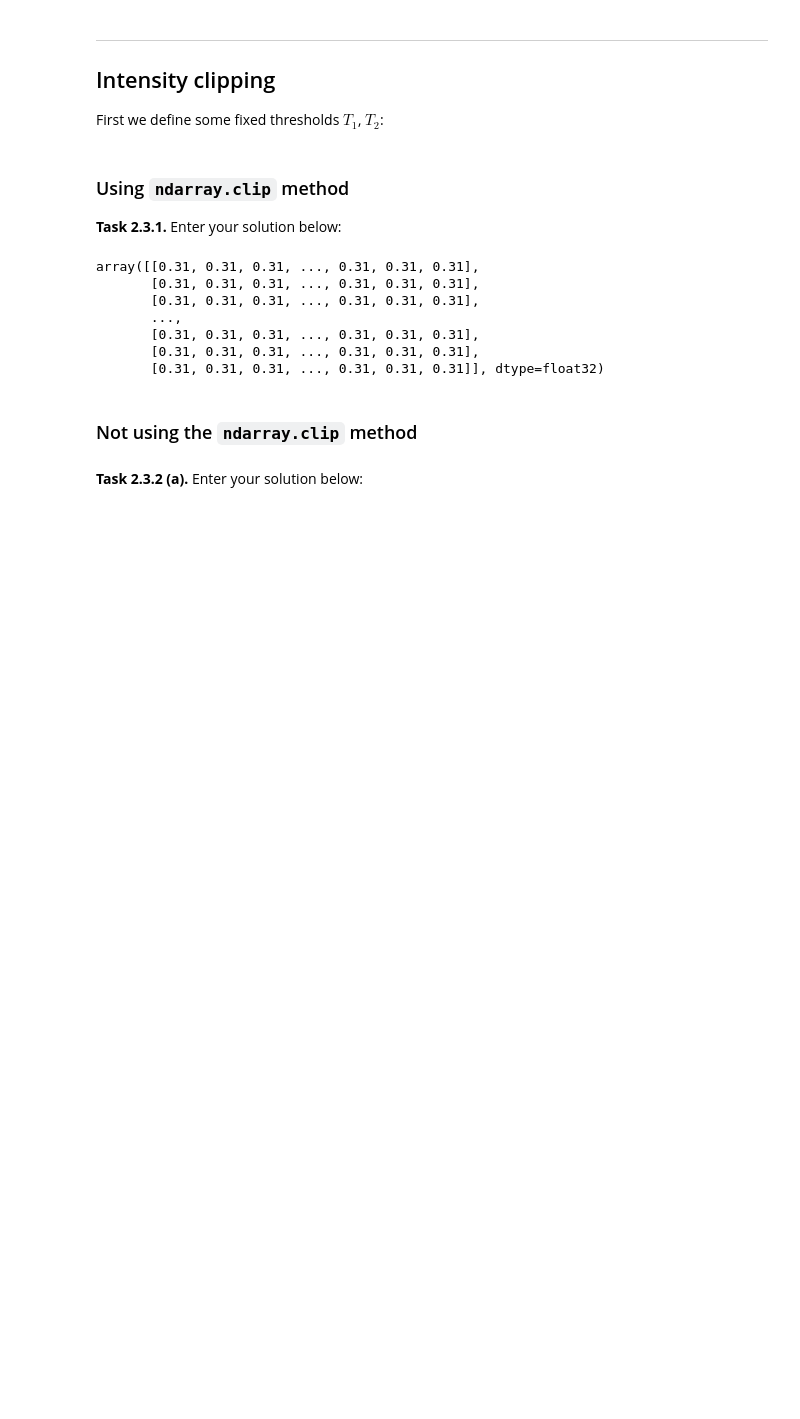
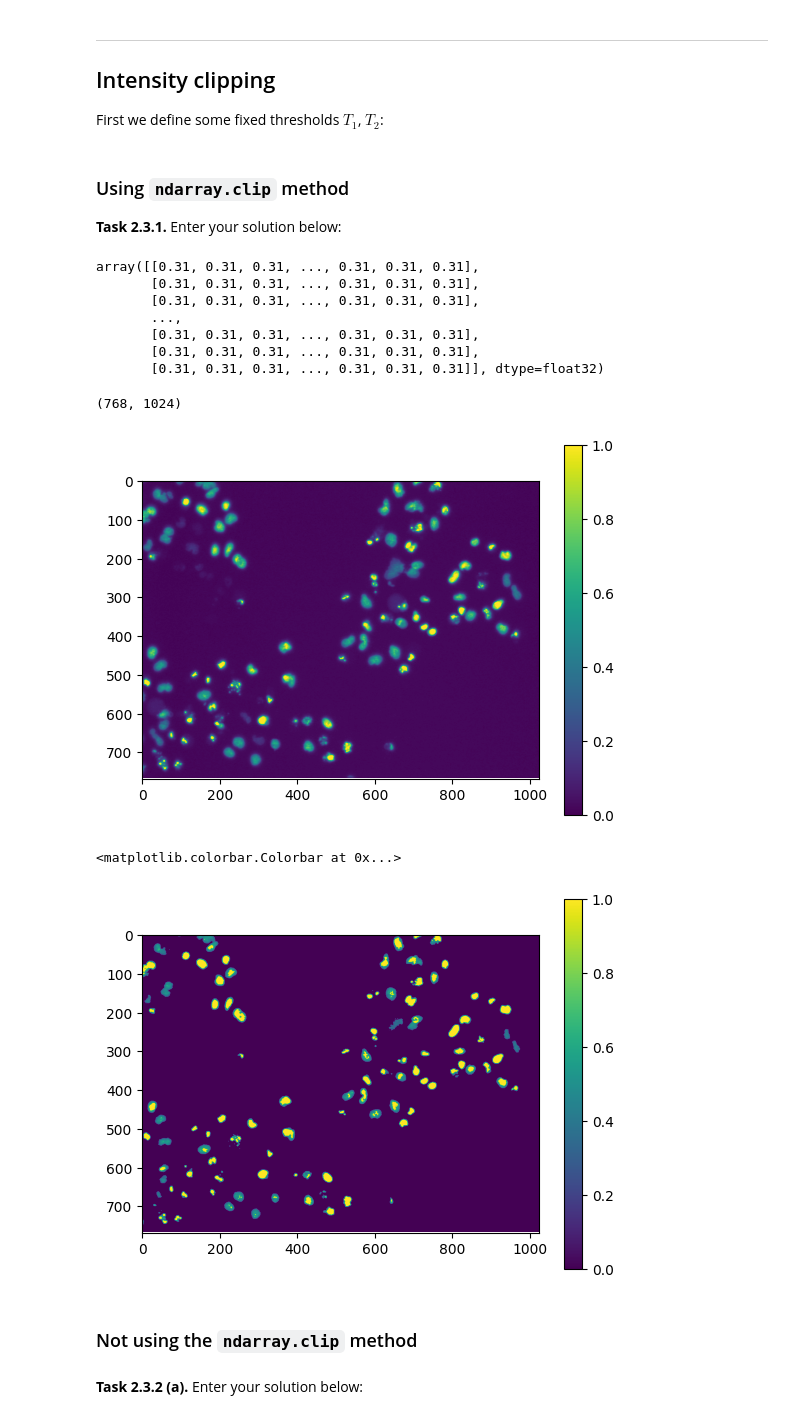
Before and after one commit to LutzReh/mobi-fs3-python, a Jupyter notebook: task2.ipynb, the cells around one changed output. Cells and saved outputs as stored; diff of their text form; code cells hidden in the pictures; blank space fills up the shorter version.

```diff
--- a/task2.ipynb
+++ b/task2.ipynb
@@ -58,6 +58,35 @@ array([[0.31, 0.31, 0.31, ..., 0.31, 0.31, 0.31],
        [0.31, 0.31, 0.31, ..., 0.31, 0.31, 0.31],
        [0.31, 0.31, 0.31, ..., 0.31, 0.31, 0.31],
        [0.31, 0.31, 0.31, ..., 0.31, 0.31, 0.31]], dtype=float32)
+# %%
+img.shape
+# %% [output]
+(768, 1024)
+# %%
+img_clip = img.copy()
+lower = 0.31
+upper = 0.59
+
+h, w = img.shape
+
+for row in range(h):
+    for col in range(w):
+        if img[row,col] >= upper:
+            img_clip[row,col]=1
+        elif img[row,col] <= lower:
+            img_clip[row,col]=0
+
+plt.imshow(img)
+plt.colorbar()
+plt.show()
+
+plt.imshow(img_clip)
+
+plt.colorbar()
+# %% [output]
+[figure, added]
+<matplotlib.colorbar.Colorbar at 0x...>
+[figure, added]
 # %% [markdown]
 ### Not using the `ndarray.clip` method
 # %% [markdown]
```
Also changed, not shown: parts of 1 cell of this notebook.
